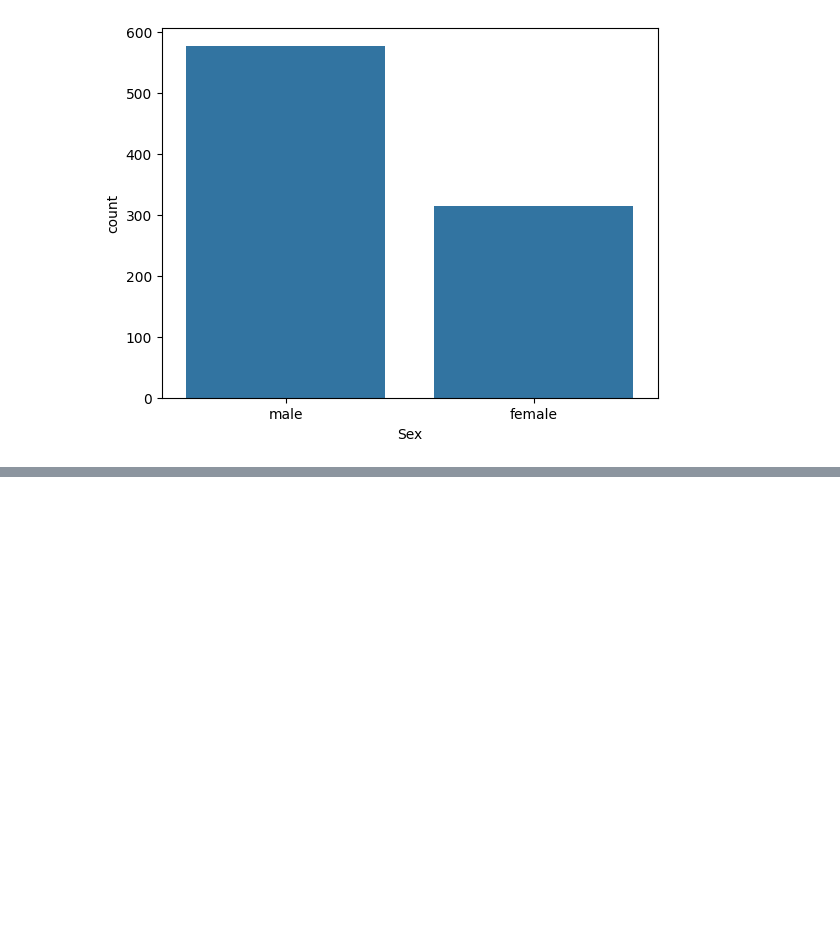
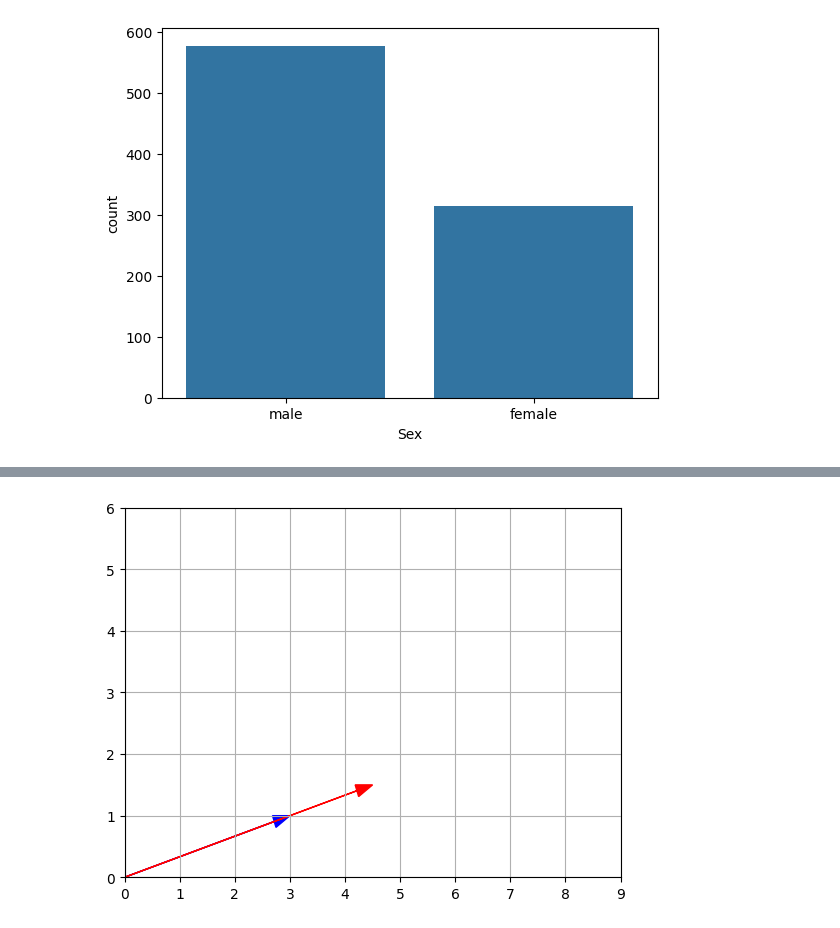
Before and after one commit to imaalokkushwaha8-ai/datascience, a Jupyter notebook: dslab3.ipynb, the cells around one changed output, grey strips where cells are left out. Cells and saved outputs as stored; diff of their text form; code cells hidden in the pictures; blank space fills up the shorter version.

```diff
--- a/dslab3.ipynb
+++ b/dslab3.ipynb
@@ -99,0 +266,8 @@ Name: count, dtype: int64
+# %%
+plot_vector2d(v, color="b")
+plot_vector2d(1.5*v, color="r")
+plt.axis([0, 9, 0, 6])
+plt.grid()
+plt.show()
+# %% [output]
+[figure, added]
```
Also changed, not shown: parts of 41 cells of this notebook, 3 other files.
